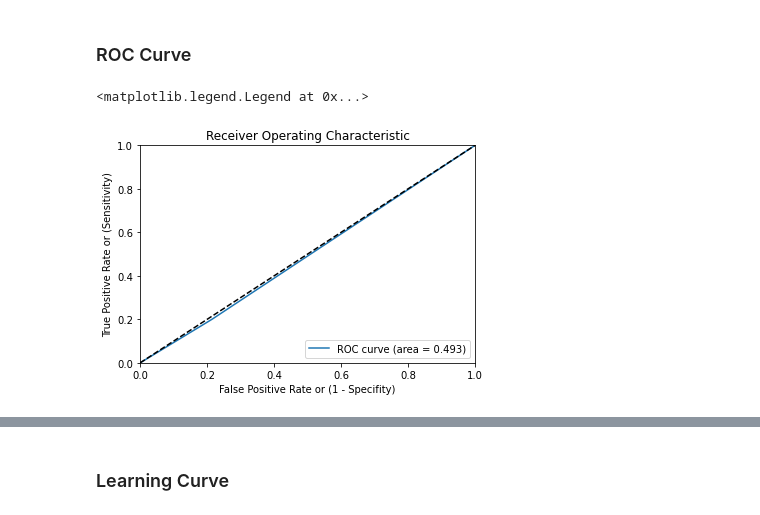
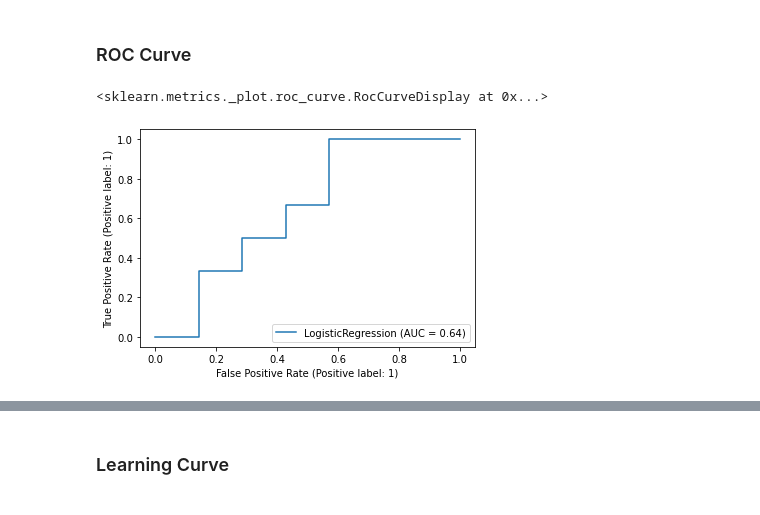
Before and after one commit to KisanThapa/ProjectCS638-Applied-Machine-Learning, a Jupyter notebook: model.ipynb, the cells around one changed output, grey strips where cells are left out. Saved outputs shown, nothing was run; the diff lists cells and outputs as text; code cells hidden in the pictures.

```diff
--- a/model.ipynb
+++ b/model.ipynb
@@ -159,22 +150,7 @@ plt.show()
 # %% [markdown]
 ### ROC Curve
-# %%
-from sklearn.metrics import roc_curve
-from sklearn.metrics import auc
-
-# Compute fpr, tpr, thresholds and roc auc
-fpr, tpr, thresholds = roc_curve(y_test, y_pred)
-roc_auc = auc(fpr, tpr)
-
-# Plot ROC curve
-plt.plot(fpr, tpr, label='ROC curve (area = %0.3f)' % roc_auc)
-plt.plot([0, 1], [0, 1], 'k--')  # random predictions curve
-plt.xlim([0.0, 1.0])
-plt.ylim([0.0, 1.0])
-plt.xlabel('False Positive Rate or (1 - Specifity)')
-plt.ylabel('True Positive Rate or (Sensitivity)')
-plt.title('Receiver Operating Characteristic')
-plt.legend(loc="lower right")
-# %% [output]
-<matplotlib.legend.Legend at 0x...>
-[figure, removed]
+# %%
+plot_roc_curve(logReg, X_valid, y_valid)
+# %% [output]
+<sklearn.metrics._plot.roc_curve.RocCurveDisplay at 0x...>
+[figure, added]
```
Also changed, not shown: parts of 37 cells of this notebook.
